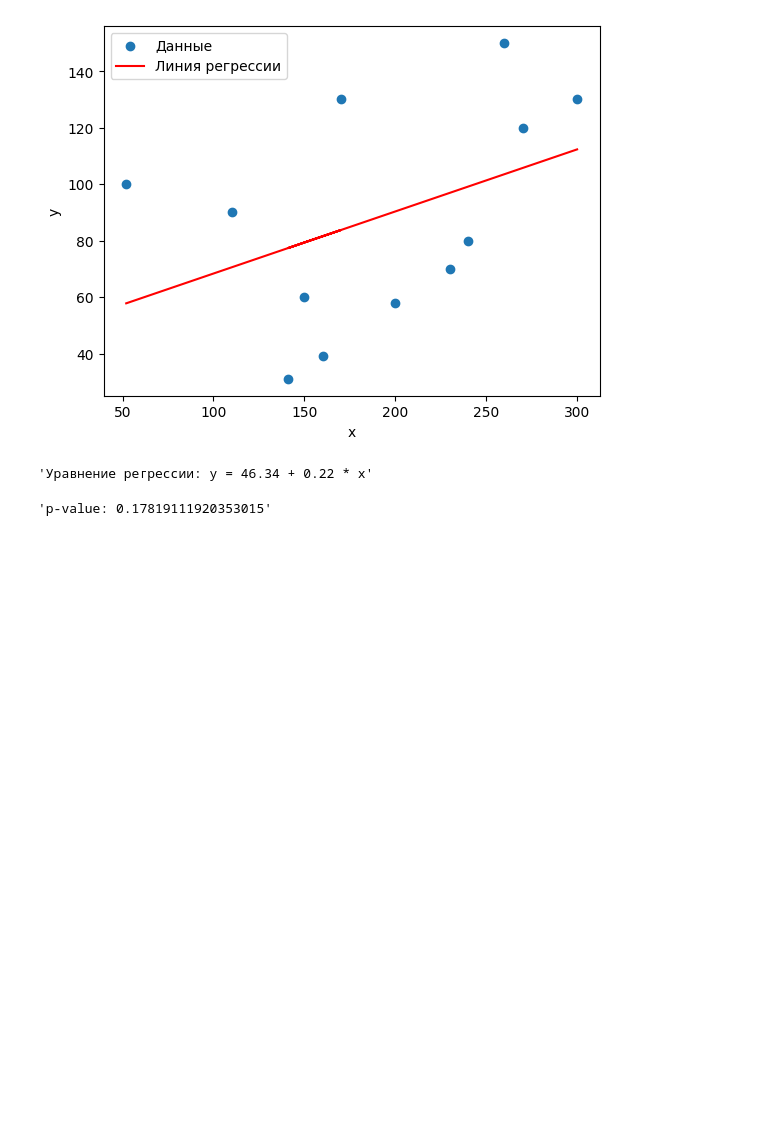
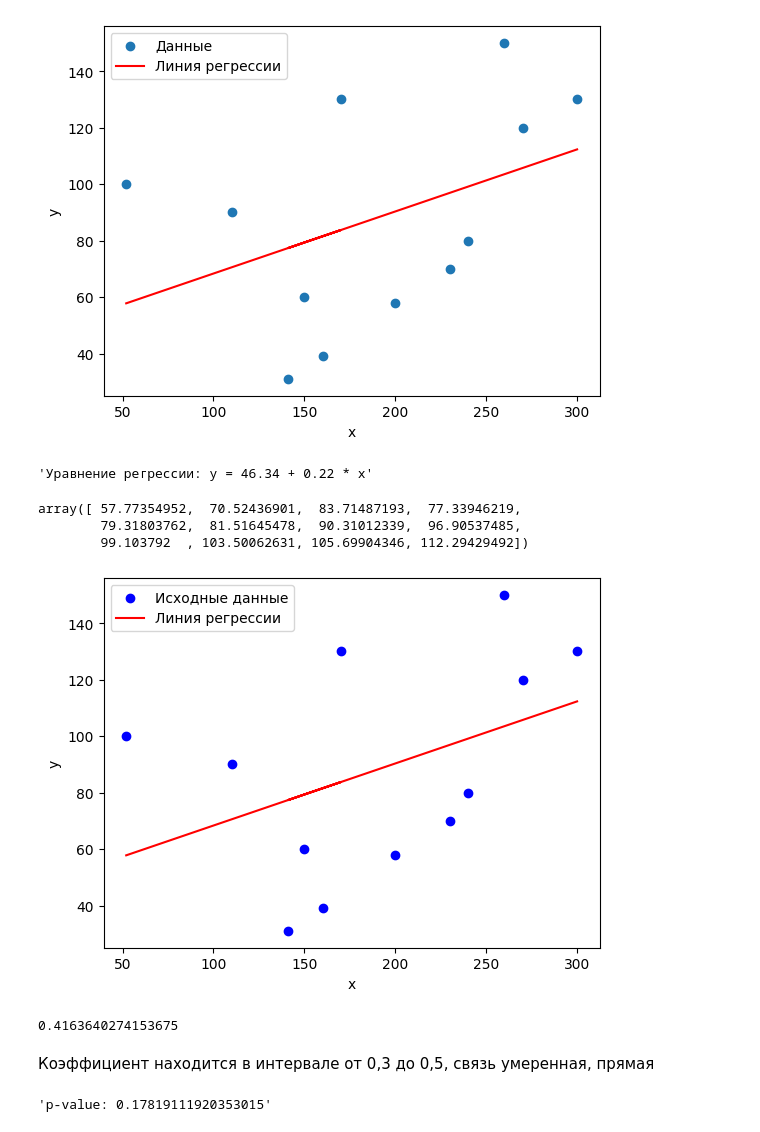
Before and after one commit to MaksGavriliuk/2-lab-mo, a Jupyter notebook: main.ipynb, the cells around one changed output. Cells and saved outputs as stored; diff of their text form; code cells hidden in the pictures; blank space fills up the shorter version.

```diff
--- a/main.ipynb
+++ b/main.ipynb
@@ -49,9 +49,24 @@ y = np.array([100, 90, 130, 31, 60, 39, 58, 70, 80, 150, 120, 130])
 # %%
 # вычисление коэффициентов регрессии
 n = len(x)
+M_x_y = x * y
+Sq_x = x ** 2
+Sq_y = y ** 2
 S_x = np.sum(x)
 S_y = np.sum(y)
-S_xx = np.sum(x ** 2)
+S_xx = np.sum(Sq_x)
+S_yy = np.sum(Sq_y)
 S_xy = np.sum(x * y)
 x_bar = S_x / n
 y_bar = S_y / n
+Diff_x = x - x_bar
+Diff_y = y * y_bar
+S_diff_x = np.sum(Diff_x)
+S_diff_x_sq = np.sum(Diff_x ** 2)
+A_x_y = S_xy / n
+A_sq_x = np.sum(Sq_x) / n
+A_sq_y = np.sum(Sq_y) / n
+# %%
+disp_x = A_sq_x - x_bar ** 2
+disp_y = A_sq_y - y_bar ** 2
+disp_x, disp_y
@@ -58,5 +75,5 @@ y_bar = S_y / n
 # %%
-slope = (S_xy - n * x_bar * y_bar) / (S_xx - n * x_bar ** 2)
+slope = (A_x_y - x_bar * y_bar) / disp_x
 intercept = y_bar - slope * x_bar
 # %%
 print(f"Наклон (slope): {slope}")
@@ -85,6 +107,36 @@ plt.show()
 f"Уравнение регрессии: y = {intercept:.2f} + {slope:.2f} * x"
 # %% [output]
 'Уравнение регрессии: y = 46.34 + 0.22 * x'
+# %%
+y_pred = intercept + slope * x
+y_pred
+# %% [output]
+array([ 57.77354952,  70.52436901,  83.71487193,  77.33946219,
+        79.31803762,  81.51645478,  90.31012339,  96.90537485,
+        99.103792  , 103.50062631, 105.69904346, 112.29429492])
+# %%
+# построение точечной диаграммы
+plt.scatter(x, y, color='blue', label='Исходные данные')
+plt.plot(x, y_pred, color='red', label='Линия регрессии')
+plt.xlabel('x')
+plt.ylabel('y')
+plt.legend()
+plt.show()
+# %% [output]
+[figure, added]
+# %%
+# коэффициент парной корреляции
+n = len(x)
+x_mean = np.mean(x)
+y_mean = np.mean(y)
+numerator = np.sum((x - x_mean) * (y - y_mean))
+denominator = np.sqrt(np.sum((x - x_mean) ** 2) * np.sum((y - y_mean) ** 2))
+correlation_coefficient = numerator / denominator
+correlation_coefficient
+# %% [output]
+0.4163640274153675
+# %% [markdown]
+Коэффициент находится в интервале от 0,3 до 0,5, связь умеренная, прямая
 # %%
 # вычисление t-статистики
 t_statistic = correlation * np.sqrt((n - 2) / (1 - correlation ** 2))
```
Also changed, not shown: parts of 13 cells of this notebook.
